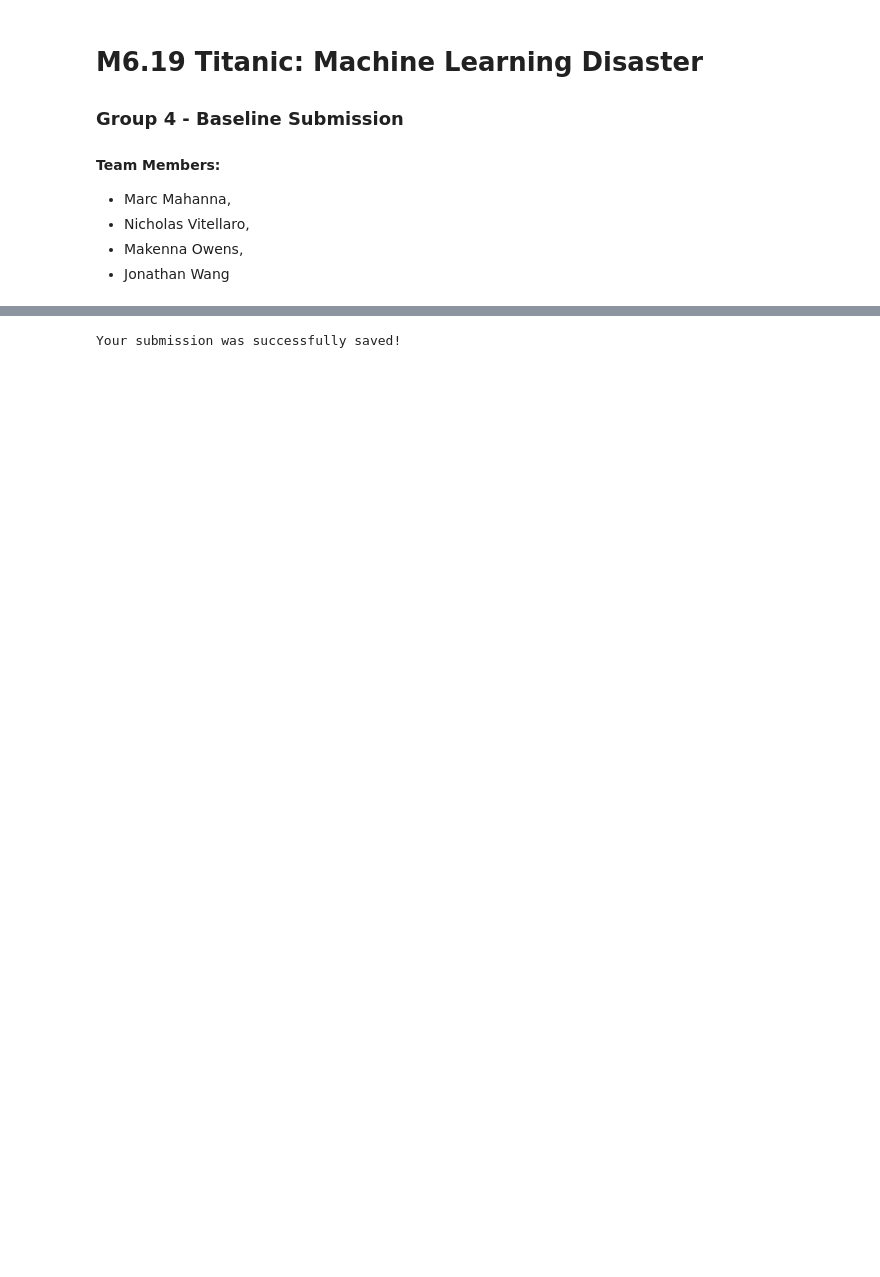
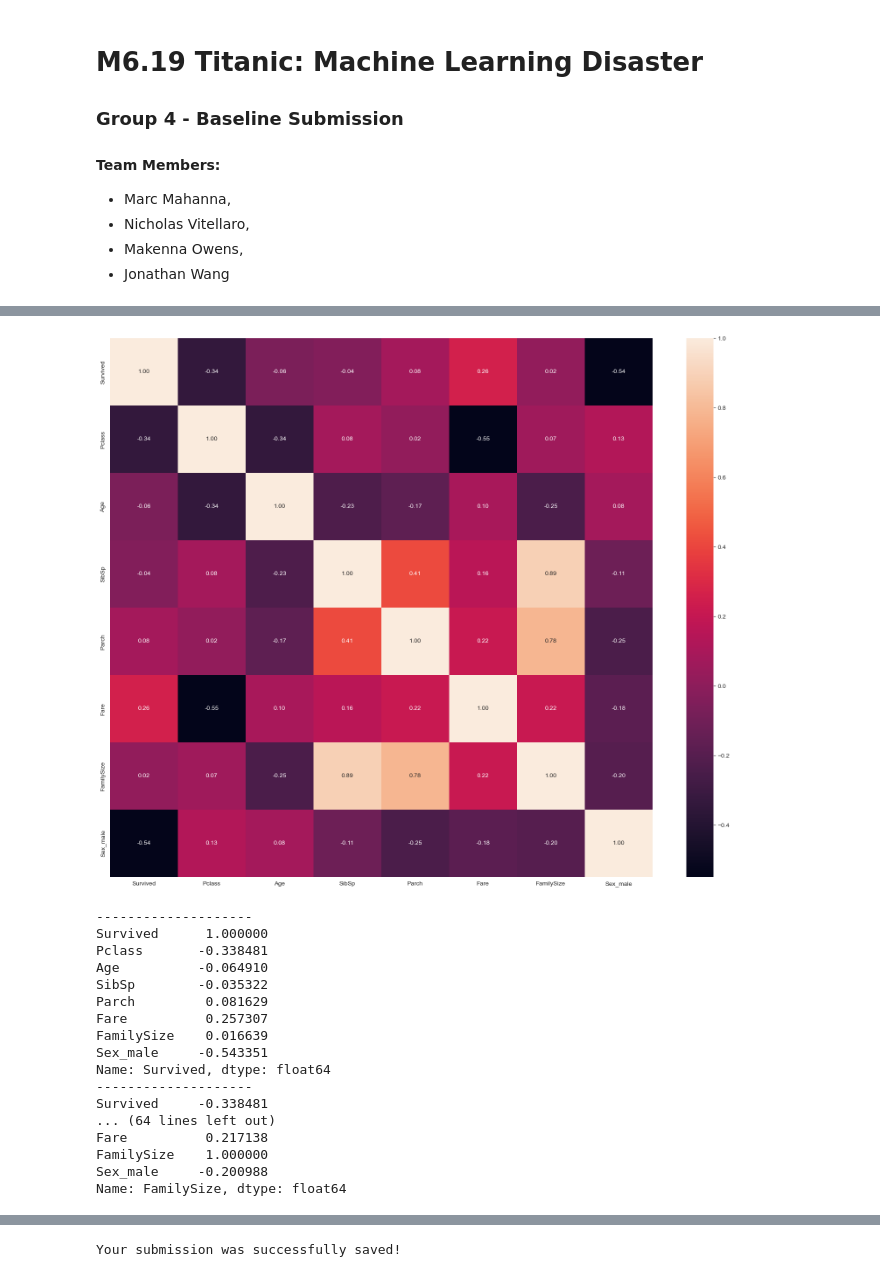
Before and after one commit to jonathanwang375/COSC523, a Jupyter notebook: M6 Programming/Improved Submission/m6-19-team4-improved-rfc.ipynb, the cells around one changed output, grey strips where cells are left out. Drawn from its saved outputs; the diff is of its cells as text; code cells hidden in the pictures; blank space fills up the shorter version.

```diff
--- a/M6 Programming/Improved Submission/m6-19-team4-improved-rfc.ipynb
+++ b/M6 Programming/Improved Submission/m6-19-team4-improved-rfc.ipynb
@@ -40,14 +43,23 @@ test_data.head()
 # %%
 # Feature Engineering
 # Fill missing values for 'Age' with median, 'Embarked' with mode, and 'Fare' with median
+# male_mean_age = train_data.loc[train_data['Sex']=='male', 'Age'].mean()
+# female_mean_age = train_data.loc[train_data['Sex']=='female', 'Age'].mean()
+#
 train_data['Age'].fillna(train_data['Age'].median(), inplace=True)
+test_data['Age'].fillna(test_data['Age'].median(), inplace=True)
+
 train_data['Embarked'].fillna(train_data['Embarked'].mode()[0], inplace=True)
-test_data['Age'].fillna(test_data['Age'].median(), inplace=True)
 test_data['Fare'].fillna(test_data['Fare'].median(), inplace=True)
 
 # Convert categorical features and engineer new features
 train_data['FamilySize'] = train_data['SibSp'] + train_data['Parch']
 test_data['FamilySize'] = test_data['SibSp'] + test_data['Parch']
+
+# Standardize numerical features for better model performance
+scaler = StandardScaler()
+train_data[['Age', 'Fare', 'FamilySize']] = scaler.fit_transform(train_data[['Age', 'Fare', 'FamilySize']])
+test_data[['Age', 'Fare', 'FamilySize']] = scaler.transform(test_data[['Age', 'Fare', 'FamilySize']])
 # %% [output]
 The behavior will change in pandas 3.0. This inplace method will never work because the intermediate object on which we are setting values always behaves as a copy.
 
@@ -68,8 +80,42 @@ For example, when doing 'df[col].method(value, inplace=True)', try using 'df.met
   test_data['Fare'].fillna(test_data['Fare'].median(), inplace=True)
 # %%
 # Select features and one-hot encode categorical variables
-features = ["Pclass", "Sex", "SibSp", "Parch", "Fare", "Embarked", "FamilySize", "Age"]
-# features = ["Pclass", "Sex", "SibSp", "Parch"]
-X = pd.get_dummies(train_data[features])
-X_test = pd.get_dummies(test_data[features])
+# features_train = ["Survived", "Pclass", "Sex", "Age", "SibSp", "Parch", "Fare", "FamilySize"]
+# features_train = ["Survived", "Pclass", "Sex", "Fare"]
+features_test = features_train[1:]
+X = pd.get_dummies(train_data[features_train], drop_first=True)
+X_test = pd.get_dummies(test_data[features_test], drop_first=True)
 y = train_data["Survived"]
+# %%
+#Get the correlation matrix for the train_dataset
+corr_matrix = X.corr()
+plt.figure(figsize=(20,16))
+sns.heatmap(corr_matrix, annot=True, fmt=".2f", annot_kws={'size':10})
+plt.show()
+for feature in features_train:
+    print('--------------------')
+    if feature == 'Sex':
+        print(corr_matrix[f'{feature}_male'])
+        # print('--------------------')
+        # print(corr_matrix[f'{feature}_female'])
+    else:
+        print(corr_matrix[feature])
+# %% [output]
+[figure, added]
+--------------------
+Survived      1.000000
+Pclass       -0.338481
+Age          -0.064910
+SibSp        -0.035322
+Parch         0.081629
+Fare          0.257307
+FamilySize    0.016639
+Sex_male     -0.543351
+Name: Survived, dtype: float64
+--------------------
+Survived     -0.338481
+... (64 lines left out)
+Fare          0.217138
+FamilySize    1.000000
+Sex_male     -0.200988
+Name: FamilySize, dtype: float64
```
Also changed, not shown: parts of 5 cells of this notebook.
